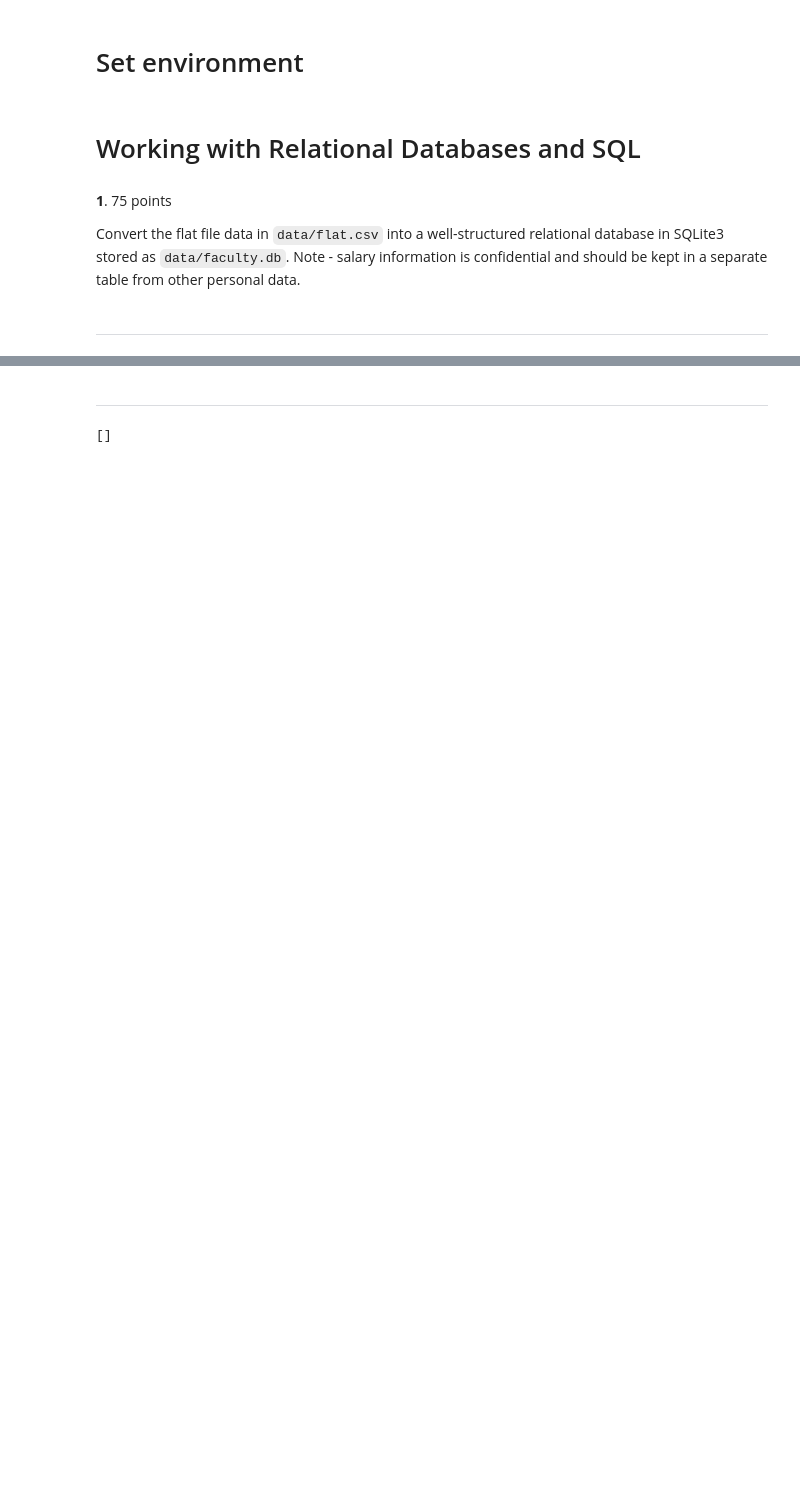
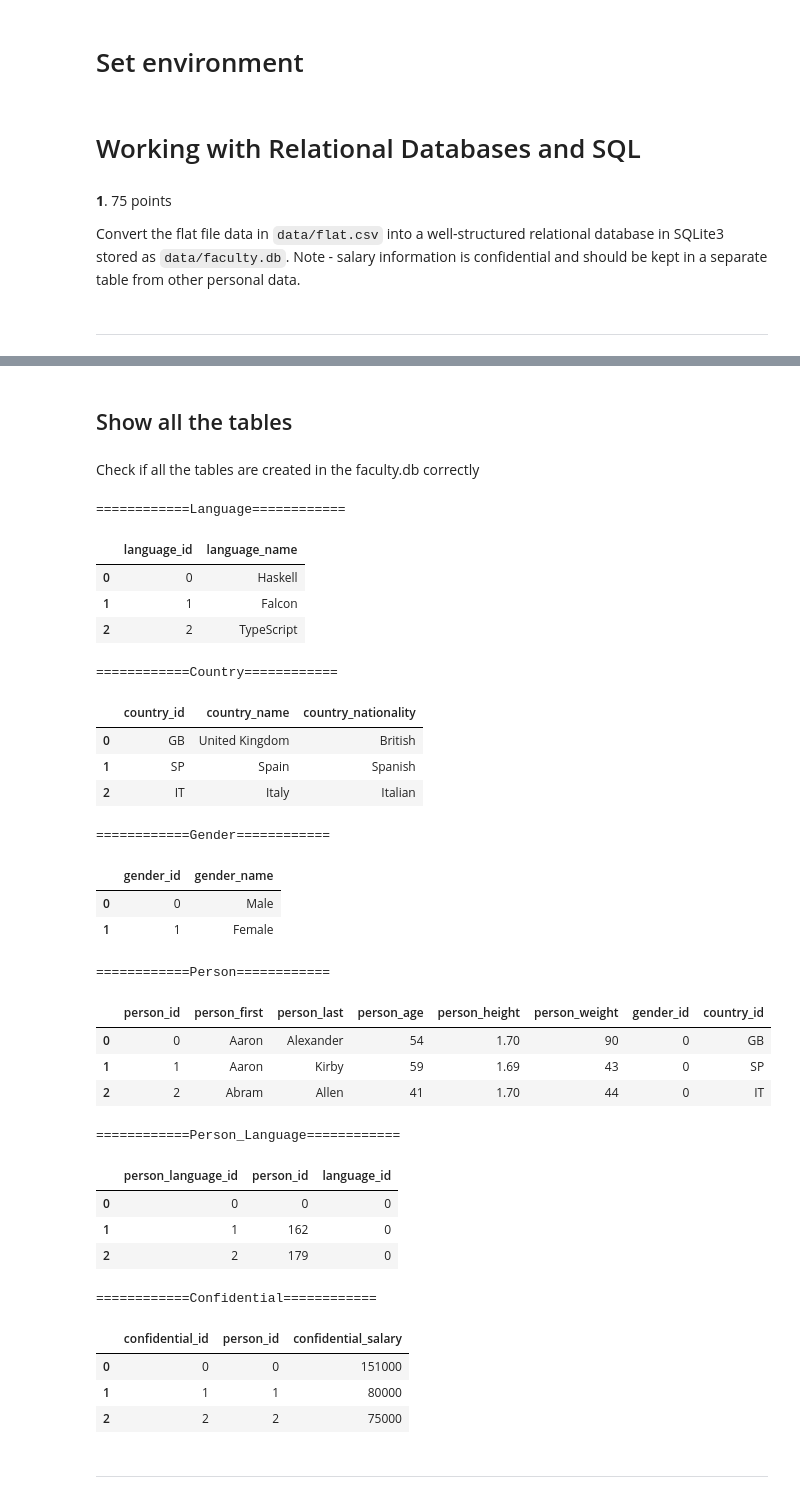
Before and after one commit to clintko/Duke_BIOS707_Notes, a Jupyter notebook: Z02_Relatinal_Databases_SQL_kuei.ipynb, the cells around one changed output, grey strips where cells are left out. Saved outputs shown, nothing was run; the diff lists cells and outputs as text; code cells hidden in the pictures; blank space fills up the shorter version.

```diff
--- a/Z02_Relatinal_Databases_SQL_kuei.ipynb
+++ b/Z02_Relatinal_Databases_SQL_kuei.ipynb
@@ -246,0 +307,4 @@ cur.execute("DROP TABLE IF EXISTS Person;")
+# %%
+# Connecting to the database file
+con = sqlite3.connect(datadir + "faculty.db")
+cur = con.cursor()
@@ -246,0 +313,22 @@ cur.execute("DROP TABLE IF EXISTS Person;")
+# %%
+def query_insert(table, cols, values):
+    """Helper function to create insert query from table name (table), column names (cols), and observations (values)
+
+    >>> query = query_insert("Person", ("x", "y"), [(1, 2, 'a'), (10, 20, 'b')])
+    >>> print(query)
+    INSERT INTO Person ('x', 'y')
+    VALUES
+    (1, 2, 'a'),
+    (10, 20, 'b');
+    """
+    # initialize an insert query
+    query = "INSERT INTO {table_name} {list_of_variables}\nVALUES".format(table_name = table, list_of_variables = cols)
+
+    # add rows into query
+    tmp = map(str, values)
+    tmp = ",\n".join(tmp) + ";"
+
+    return query + "\n" + tmp
+
+### test the query_insert function
+print(query_insert("Person", ("x", "y"), [(1, 2, 'a'), (10, 20, 'b')]))
@@ -282,10 +501,48 @@ print(cur.fetchall())
+# %% [markdown]
+## Show all the tables
+# %% [markdown]
+Check if all the tables are created in the faculty.db correctly
+# %%
+table_names = ["Language", "Country", "Gender", "Person", "Person_Language", "Confidential"]
+
+for table_name in table_names:
+    print("============" + table_name + "============")
+    # query each table
+    query = """SELECT * FROM {tn}""".format(tn = table_name)
+    df = pd.read_sql_query(query, con = con)
+
+    # display the query table
+    display(head(df, n = 3))
+    print("")
+# %% [output]
+============Language============
+|  | language_id | language_name |
+| 0 | 0 | Haskell |
+| 1 | 1 | Falcon |
+| 2 | 2 | TypeScript |
+============Country============
+|  | country_id | country_name | country_nationality |
+| 0 | GB | United Kingdom | British |
+| 1 | SP | Spain | Spanish |
+| 2 | IT | Italy | Italian |
+============Gender============
+|  | gender_id | gender_name |
+| 0 | 0 | Male |
+| 1 | 1 | Female |
+============Person============
+|  | person_id | person_first | person_last | person_age | person_height | person_weight | gender_id | country_id |
+| 0 | 0 | Aaron | Alexander | 54 | 1.70 | 90 | 0 | GB |
+| 1 | 1 | Aaron | Kirby | 59 | 1.69 | 43 | 0 | SP |
+| 2 | 2 | Abram | Allen | 41 | 1.70 | 44 | 0 | IT |
+============Person_Language============
+|  | person_language_id | person_id | language_id |
+| 0 | 0 | 0 | 0 |
+| 1 | 1 | 162 | 0 |
+| 2 | 2 | 179 | 0 |
+============Confidential============
+|  | confidential_id | person_id | confidential_salary |
+| 0 | 0 | 0 | 151000 |
+| 1 | 1 | 1 | 80000 |
+| 2 | 2 | 2 | 75000 |
 # %% [markdown]
 -----
-# %%
-cur.execute("""
-    SELECT person_id as ID, person_first AS first
-    FROM Person
-    """)
-print(cur.fetchall())
-# %% [output]
-[]
```
Also changed, not shown: parts of 64 cells of this notebook, 3 other files.
